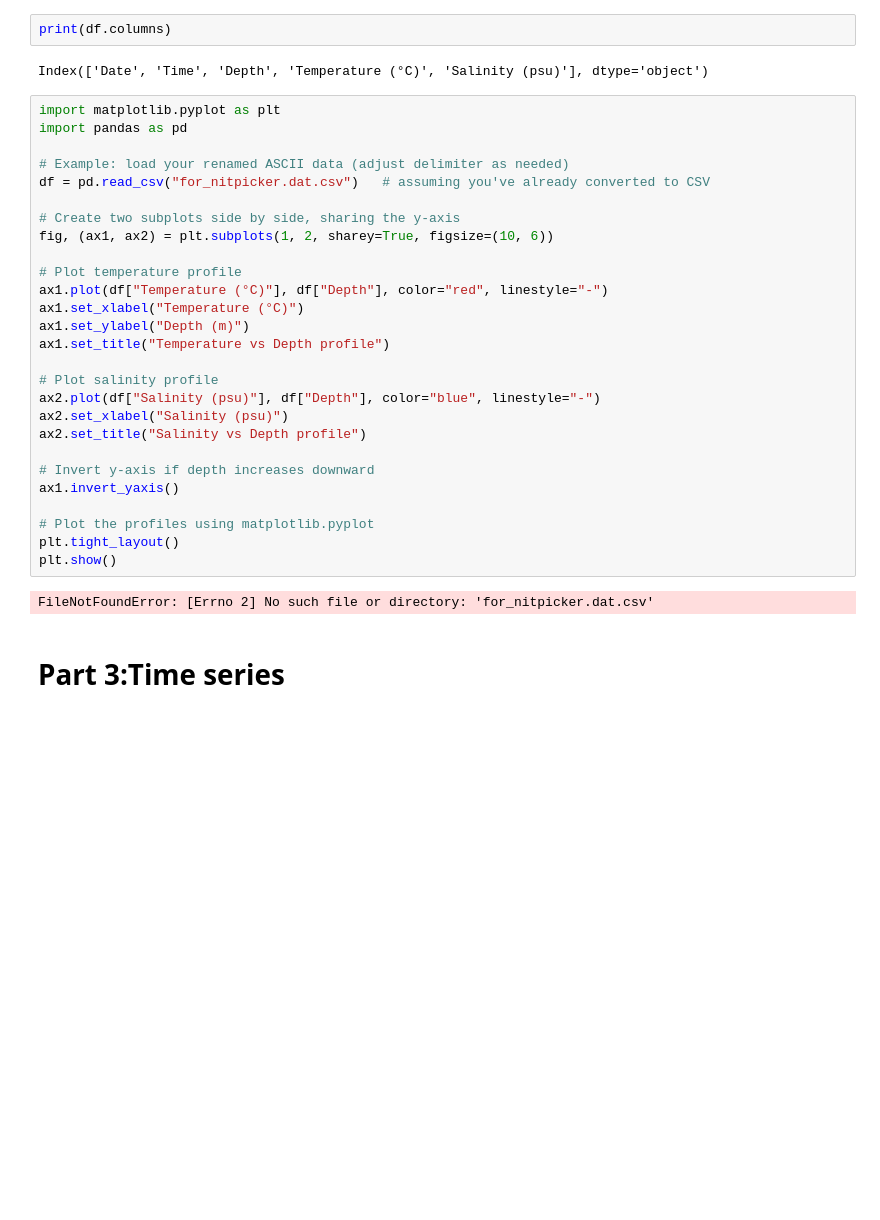
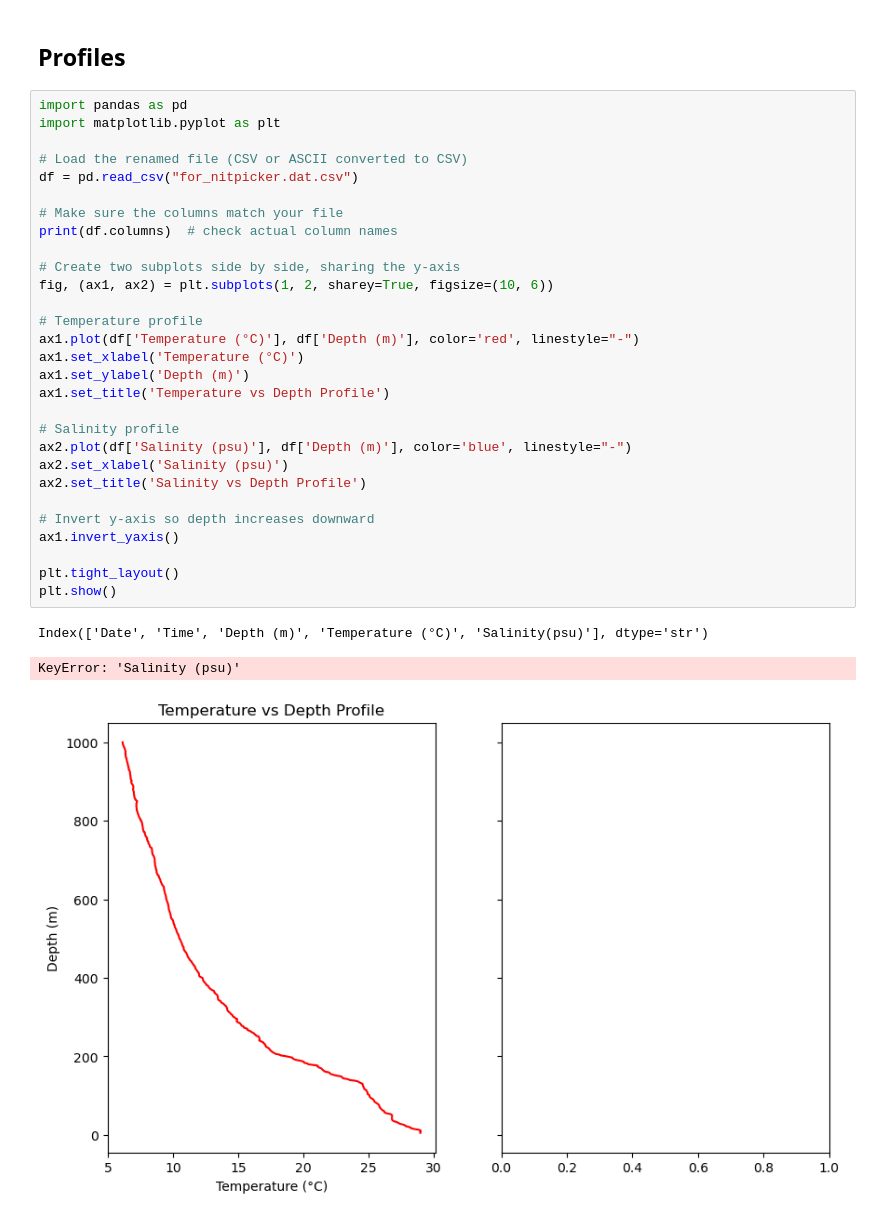
Before and after one commit to yibanathimarasi-png/MRSYIB001_SAMOS-CORE3, a Jupyter notebook: E2_Exercise_SAMOS/E2.ipynb, the cells around one changed output. Cells and saved outputs as stored; diff of their text form; blank space fills up the shorter version.

```diff
--- a/E2_Exercise_SAMOS/E2.ipynb
+++ b/E2_Exercise_SAMOS/E2.ipynb
@@ -35,35 +35,35 @@ print(df)
-# %%
-print(df.columns)
-# %% [output]
-Index(['Date', 'Time', 'Depth', 'Temperature (°C)', 'Salinity (psu)'], dtype='object')
+# %% [markdown]
+## Profiles
 # %%
+import pandas as pd
 import matplotlib.pyplot as plt
-import pandas as pd
 
-# Example: load your renamed ASCII data (adjust delimiter as needed)
-df = pd.read_csv("for_nitpicker.dat.csv")   # assuming you've already converted to CSV
+# Load the renamed file (CSV or ASCII converted to CSV)
+df = pd.read_csv("for_nitpicker.dat.csv")
+
+# Make sure the columns match your file
+print(df.columns)  # check actual column names
 
 # Create two subplots side by side, sharing the y-axis
 fig, (ax1, ax2) = plt.subplots(1, 2, sharey=True, figsize=(10, 6))
 
-# Plot temperature profile
-ax1.plot(df["Temperature (°C)"], df["Depth"], color="red", linestyle="-")
-ax1.set_xlabel("Temperature (°C)")
-ax1.set_ylabel("Depth (m)")
-ax1.set_title("Temperature vs Depth profile")
+# Temperature profile
+ax1.plot(df['Temperature (°C)'], df['Depth (m)'], color='red', linestyle="-")
+ax1.set_xlabel('Temperature (°C)')
+ax1.set_ylabel('Depth (m)')
+ax1.set_title('Temperature vs Depth Profile')
 
-# Plot salinity profile
-ax2.plot(df["Salinity (psu)"], df["Depth"], color="blue", linestyle="-")
-ax2.set_xlabel("Salinity (psu)")
-ax2.set_title("Salinity vs Depth profile")
+# Salinity profile
+ax2.plot(df['Salinity (psu)'], df['Depth (m)'], color='blue', linestyle="-")
+ax2.set_xlabel('Salinity (psu)')
+ax2.set_title('Salinity vs Depth Profile')
 
-# Invert y-axis if depth increases downward
+# Invert y-axis so depth increases downward
 ax1.invert_yaxis()
 
-# Plot the profiles using matplotlib.pyplot
 plt.tight_layout()
 plt.show()
 # %% [output]
-FileNotFoundError: [Errno 2] No such file or directory: 'for_nitpicker.dat.csv'
+Index(['Date', 'Time', 'Depth (m)', 'Temperature (°C)', 'Salinity(psu)'], dtype='str')
+KeyError: 'Salinity (psu)'
+[figure, added]
-# %% [markdown]
-# Part 3:Time series
```
Also changed, not shown: parts of 6 cells of this notebook.
